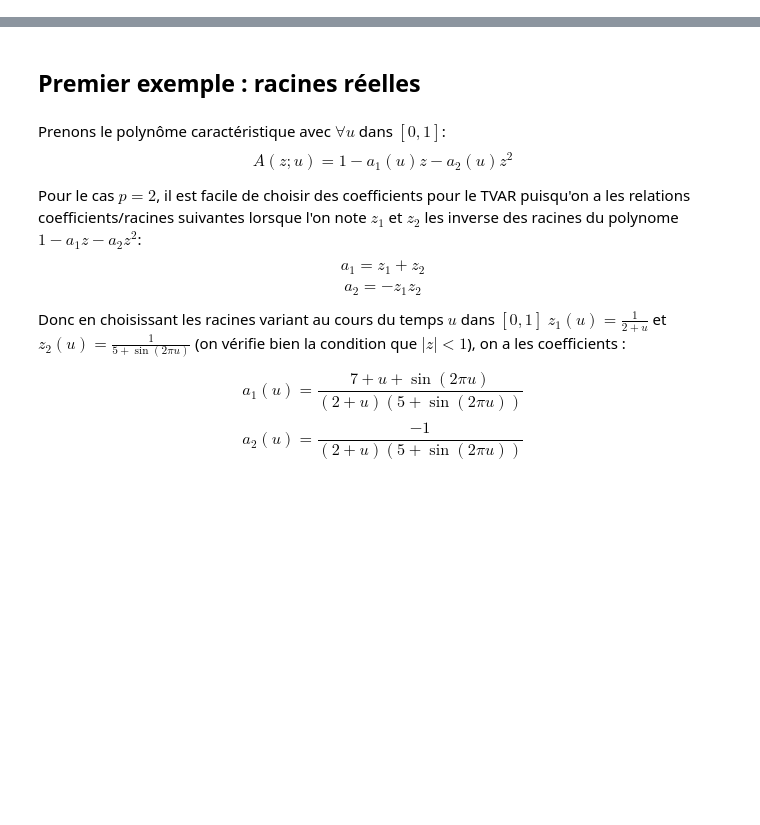
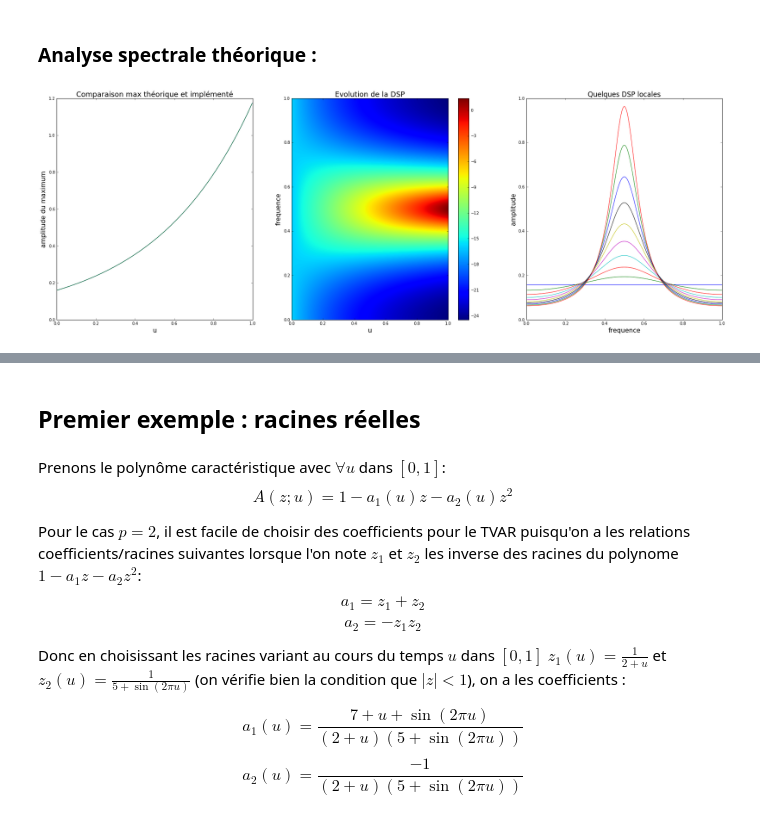
Before and after one commit to jngod2011/TVAR_Prediction, a Jupyter notebook: notebooks/TVAR_2_racines.ipynb, the cells around one changed output, grey strips where cells are left out. Saved outputs shown, nothing was run; the diff lists cells and outputs as text; code cells hidden in the pictures; blank space fills up the shorter version.

```diff
--- a/notebooks/TVAR_2_racines.ipynb
+++ b/notebooks/TVAR_2_racines.ipynb
@@ -7,15 +6,2 @@ from matplotlib import animation #necessite ffmpeg pour enregistrer les animatio
 % matplotlib inline
-# %%
-def dsp(theta, sigma2, T, N = 512):
-    dsp_array = np.matrix(np.zeros((N, T)))
-
-    f = np.arange(N, dtype = 'double')/N
-
-    d = theta.shape[0]
-
-    for t in np.arange(T):
-        dsp_array[:,t] = np.matrix(sigma2/(2*np.pi*abs(fft(theta[:,t].T, N)) ** 2)).T
-
-
-    return f, dsp_array
 # %% [markdown]
@@ -22,0 +45,37 @@ def dsp(theta, sigma2, T, N = 512):
+# %% [markdown]
+### Analyse spectrale théorique :
+# %%
+# Analyse spectrale théorique
+Nfft = 2**10
+Theta = np.concatenate((np.ones((1,T),dtype='complex'),-a[T:2*T].reshape(1,T)),axis=0)
+freq, dsp_array = dsp(Theta,T,Nfft)
+
+freq = freq.reshape(Nfft,1)
+
+max_val = np.zeros(T)
+for t in np.arange(T):
+    max_val[t] = np.max(dsp_array[:,t])
+
+
+fig,ax = plt.subplots(1,3,figsize=(30,10))
+fsize=16
+ax[0].plot(u, max_val)
+ax[0].plot(u, 1./(2*np.pi*(1-rho)**2))
+ax[0].set_xlabel("u",fontsize=fsize)
+ax[0].set_ylabel("amplitude du maximum",fontsize=fsize)
+ax[0].set_title("Comparaison max théorique et implémenté",fontsize=fsize+2)
+
+im=ax[1].imshow(20*np.log10(dsp_array),origin="lower", aspect="auto",extent=[0,1,0,1])
+plt.colorbar(im,ax=ax[1])
+ax[1].set_xlabel("u",fontsize=fsize)
+ax[1].set_ylabel("frequence",fontsize=fsize)
+ax[1].set_title("Evolution de la DSP",fontsize=fsize+2)
+
+ax[2].plot(freq, dsp_array[:,0::100])
+ax[2].set_xlabel("frequence",fontsize=fsize)
+ax[2].set_ylabel("amplitude",fontsize=fsize)
+ax[2].set_title("Quelques DSP locales",fontsize=fsize+1)
+
+plt.show()
+# %% [output]
+[figure, added]
```
Also changed, not shown: parts of 55 cells of this notebook, 1 other file.
